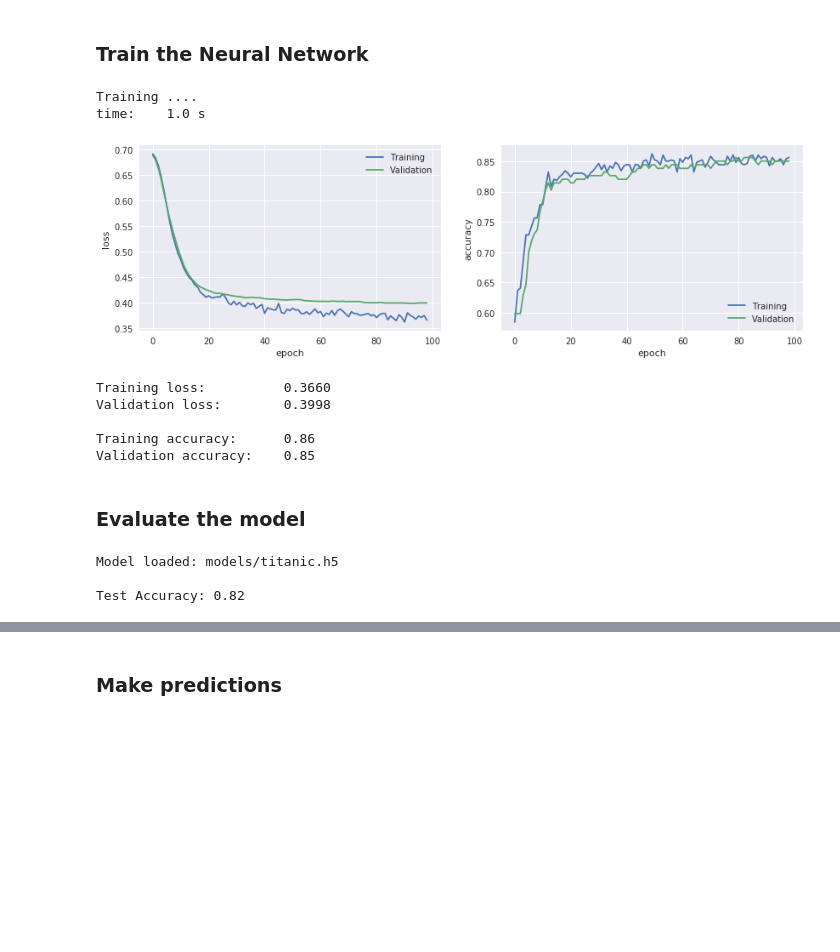
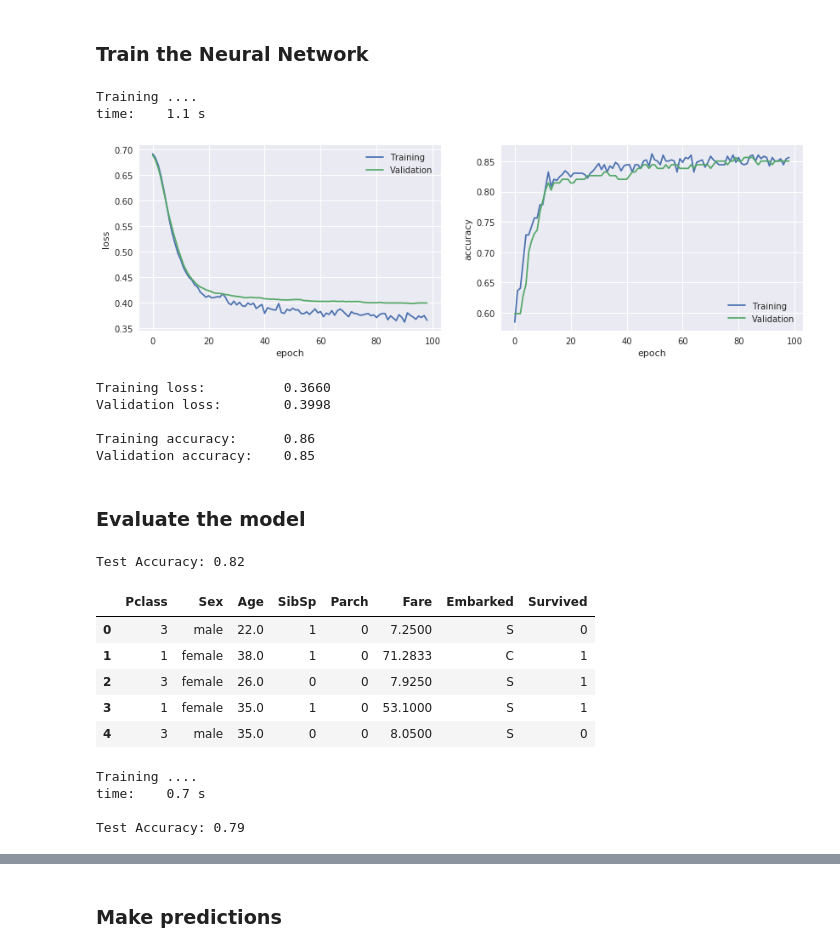
Before and after one commit to angelmtenor/data-science-keras, a Jupyter notebook: titanic.ipynb, the cells around one changed output, grey strips where cells are left out. Cells and saved outputs as stored; diff of their text form; code cells hidden in the pictures; blank space fills up the shorter version.

```diff
--- a/titanic.ipynb
+++ b/titanic.ipynb
@@ -425,23 +430,26 @@ from time import time
 
 model_path = os.path.join("models", "titanic.h5")
 
-def train_nn(model, x_train, y_train, path=False):
+def train_nn(model, x_train, y_train, path=False, show=True):
     print('\nTraining ....')
     callbacks = [keras.callbacks.EarlyStopping(monitor='val_loss', patience=5, verbose=0)]
     t0 = time()
     history = model.fit(x_train, y_train, epochs=1000, batch_size=64, verbose=0, validation_split=0.25, callbacks=callbacks)
     print("time: \t {:.1f} s".format(time() -t0))
-    helper.show_training(history)
+
+    if show:
+        helper.show_training(history)
+
     if path:
         model.save(path)
         print("\nModel saved at",path)
 
 
-model = build_nn(summary=False)
+model = build_nn(x_train.shape[1], y_train.shape[1], summary=False)
 train_nn(model, x_train, y_train, path=False)
 # %% [output]
 Training ....
-time:    1.0 s
+time:    1.1 s
 [figure]
 Training loss:          0.3660
 Validation loss:        0.3998
@@ -451,15 +459,44 @@ Validation accuracy:    0.85
 # %% [markdown]
 ### Evaluate the model
 # %%
-def evaluate_nn(model, x_test, y_test, path=model_path):
-    print("Model loaded:", model_path)
-
+def evaluate_nn(model, x_test, y_test):
     score = model.evaluate(x_test, y_test, verbose=0)
     print("\nTest Accuracy: {:.2f}".format(score[1]))
 
+
 #model = keras.models.load_model(model_path)
 evaluate_nn(model, x_test, y_test)
 # %% [output]
-Model loaded: models/titanic.h5
-
 Test Accuracy: 0.82
+# %%
+# compare with non-enhanced dataframe
+df2 = original_df.drop(['PassengerId', 'Name', 'Ticket', 'Cabin'], axis='columns')
+numerical2 = ["Age", "SibSp", "Parch", "Fare"]  # numerical variables (features+target)
+categorical2 = [f for f in df2 if f not in numerical2] # categorical variables (features+target)
+categorical_f2 = [c for c in categorical2 if c not in target]
+
+df2 = df2.fillna(df2.median())
+
+df2.head()
+# %% [output]
+|  | Pclass | Sex | Age | SibSp | Parch | Fare | Embarked | Survived |
+| 0 | 3 | male | 22.0 | 1 | 0 | 7.2500 | S | 0 |
+| 1 | 1 | female | 38.0 | 1 | 0 | 71.2833 | C | 1 |
+| 2 | 3 | female | 26.0 | 0 | 0 | 7.9250 | S | 1 |
+| 3 | 1 | female | 35.0 | 1 | 0 | 53.1000 | S | 1 |
+| 4 | 3 | male | 35.0 | 0 | 0 | 8.0500 | S | 0 |
+# %%
+data2, _ = normalize(df2, numerical2)
+data2, _ = create_dummy(data2, categorical_f2)
+
+x_train2, y_train2, x_test2, y_test2 = split(data2, test_size=0.25)
+y_train2, y_test2 = one_hot_output(y_train2, y_test2)
+
+model2 = build_nn(x_train2.shape[1], y_train2.shape[1], summary=False)
+train_nn(model2, x_train2, y_train2, path=False, show=False)
+evaluate_nn(model2, x_test2, y_test2)
+# %% [output]
+Training ....
+time:    0.7 s
+
+Test Accuracy: 0.79
```
Also changed, not shown: parts of 7 cells of this notebook.
